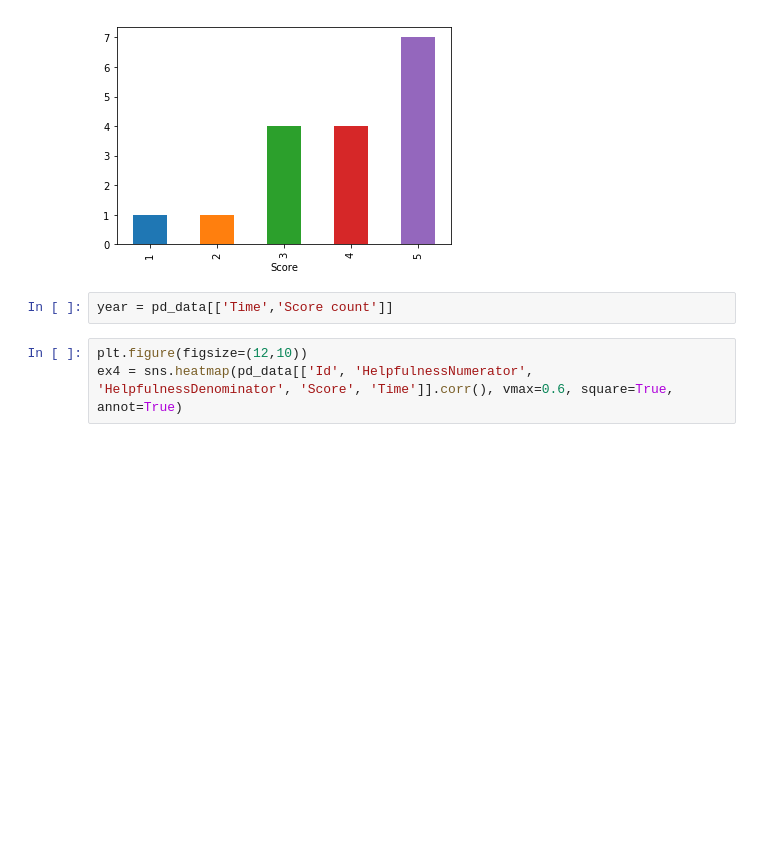
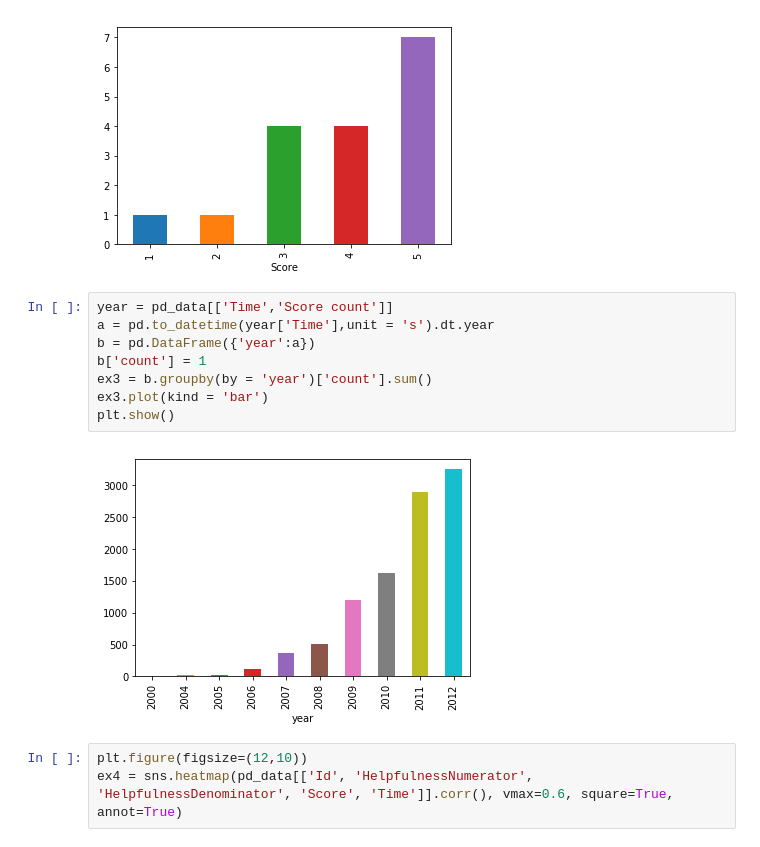
Before and after one commit to woody8657/HW1, a Jupyter notebook: HW1 part1.ipynb, the cells around one changed output. Drawn from its saved outputs; the diff is of its cells as text; blank space fills up the shorter version.

```diff
--- a/HW1 part1.ipynb
+++ b/HW1 part1.ipynb
@@ -31,8 +33,16 @@ Mv.plot(kind = 'bar')
 plt.show()
 # %% [output]
 [figure]
-# %%
-year = pd_data[['Time','Score count']]
+# %%
+year = pd_data[['Time','Score count']]
+a = pd.to_datetime(year['Time'],unit = 's').dt.year
+b = pd.DataFrame({'year':a})
+b['count'] = 1
+ex3 = b.groupby(by = 'year')['count'].sum()
+ex3.plot(kind = 'bar')
+plt.show()
+# %% [output]
+[figure, added]
 # %%
 plt.figure(figsize=(12,10))
 ex4 = sns.heatmap(pd_data[['Id', 'HelpfulnessNumerator', 'HelpfulnessDenominator', 'Score', 'Time']].corr(), vmax=0.6, square=True, annot=True)
```
Also changed, not shown: parts of 1 cell of this notebook.
